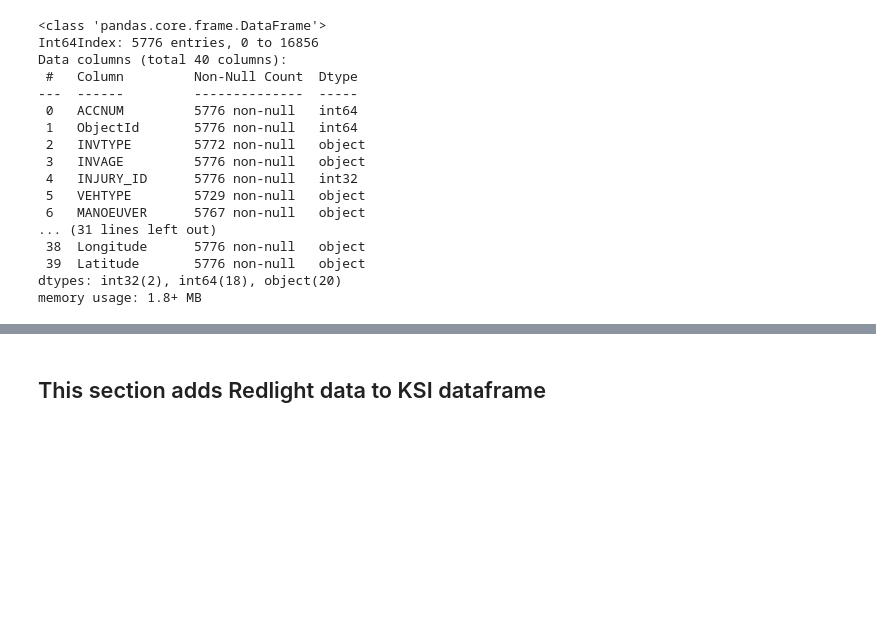
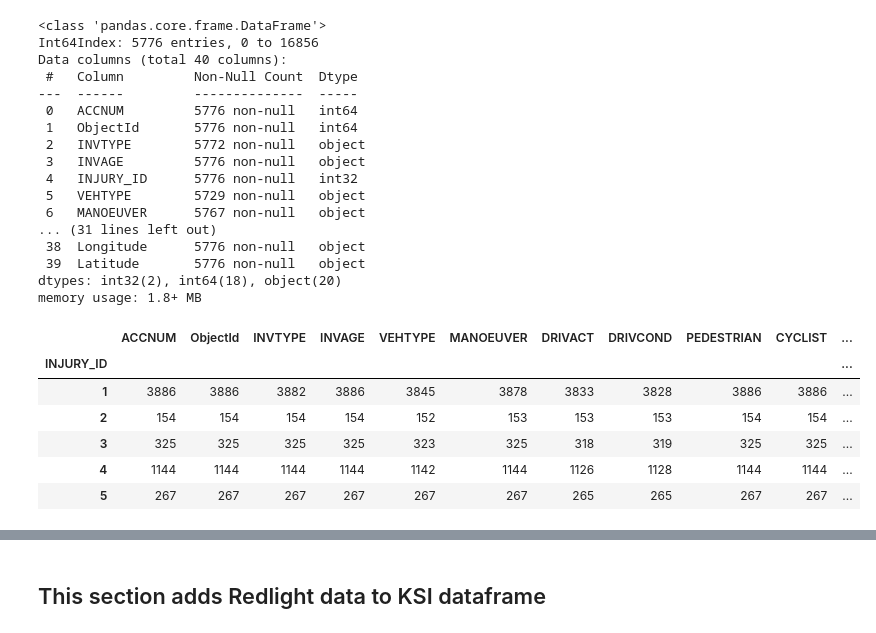
Before and after one commit to barharding/Crash-Detectives, a Jupyter notebook: ML Notebooks/pre-processing-for-ML-DB extracts.ipynb, the cells around one changed output, grey strips where cells are left out. Cells and saved outputs as stored; diff of their text form; code cells hidden in the pictures; blank space fills up the shorter version.

```diff
--- a/ML Notebooks/pre-processing-for-ML-DB extracts.ipynb
+++ b/ML Notebooks/pre-processing-for-ML-DB extracts.ipynb
@@ -529,3 +529,15 @@ Data columns (total 40 columns):
  39  Latitude       5776 non-null   object
 dtypes: int32(2), int64(18), object(20)
 memory usage: 1.8+ MB
+# %%
+# count unique values in "Injury_id" column
+
+df_KSI_clean3.groupby(['INJURY_ID']).count()
+# %% [output]
+|  | ACCNUM | ObjectId | INVTYPE | INVAGE | VEHTYPE | MANOEUVER | DRIVACT | DRIVCOND | PEDESTRIAN | CYCLIST | ... |
+| INJURY_ID |  |  |  |  |  |  |  |  |  |  | ... |
+| 1 | 3886 | 3886 | 3882 | 3886 | 3845 | 3878 | 3833 | 3828 | 3886 | 3886 | ... |
+| 2 | 154 | 154 | 154 | 154 | 152 | 153 | 153 | 153 | 154 | 154 | ... |
+| 3 | 325 | 325 | 325 | 325 | 323 | 325 | 318 | 319 | 325 | 325 | ... |
+| 4 | 1144 | 1144 | 1144 | 1144 | 1142 | 1144 | 1126 | 1128 | 1144 | 1144 | ... |
+| 5 | 267 | 267 | 267 | 267 | 267 | 267 | 265 | 265 | 267 | 267 | ... |
```
Also changed, not shown: parts of 35 cells of this notebook, 2 other files.
